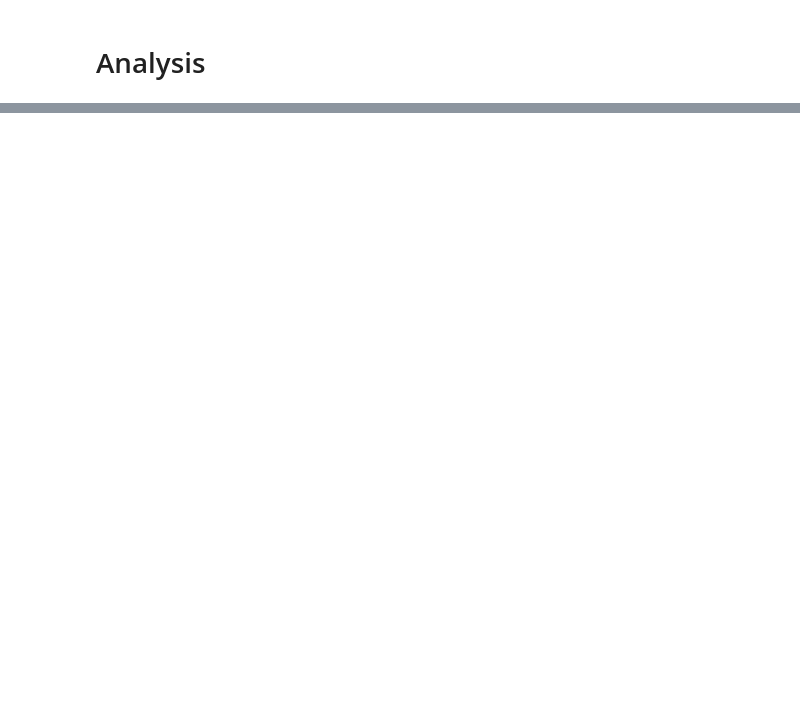
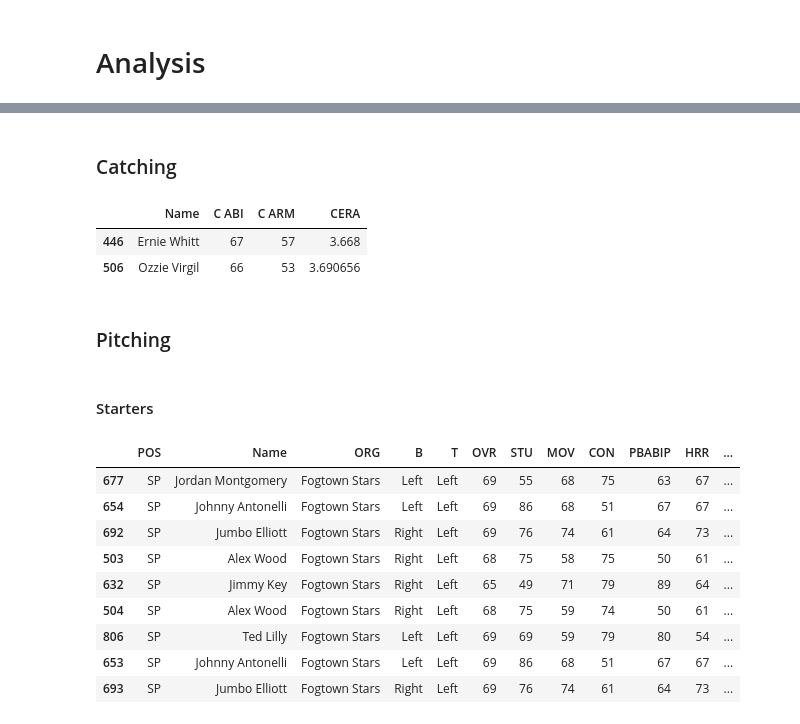
Before and after one commit to AdVarga90/Projects, a Jupyter notebook: OOTP/OOTP24.ipynb, the cells around one changed output, grey strips where cells are left out. Saved outputs shown, nothing was run; the diff lists cells and outputs as text; code cells hidden in the pictures; blank space fills up the shorter version.

```diff
--- a/OOTP/OOTP24.ipynb
+++ b/OOTP/OOTP24.ipynb
@@ -438,0 +348,25 @@ df_team_agg
+# %% [markdown]
+### Catching
+# %%
+df_batters_agg_team[(df_batters_agg_team['ORG'] == 'Fogtown Stars') & (df_batters_agg_team['POS'] == 'C')][['Name','C ABI','C ARM','CERA']].sort_values('CERA', ascending=True)
+# %% [output]
+|  | Name | C ABI | C ARM | CERA |
+| 446 | Ernie Whitt | 67 | 57 | 3.668 |
+| 506 | Ozzie Virgil | 66 | 53 | 3.690656 |
+# %% [markdown]
+### Pitching
+# %% [markdown]
+#### Starters
+# %%
+df_pitchers_agg_team[(df_pitchers_agg_team['ORG'] == 'Fogtown Stars') & (df_pitchers_agg_team['POS'] == 'SP')].sort_values('ERA', ascending=False)
+# %% [output]
+|  | POS | Name | ORG | B | T | OVR | STU | MOV | CON | PBABIP | HRR | ... |
+| 677 | SP | Jordan Montgomery | Fogtown Stars | Left | Left | 69 | 55 | 68 | 75 | 63 | 67 | ... |
+| 654 | SP | Johnny Antonelli | Fogtown Stars | Left | Left | 69 | 86 | 68 | 51 | 67 | 67 | ... |
+| 692 | SP | Jumbo Elliott | Fogtown Stars | Right | Left | 69 | 76 | 74 | 61 | 64 | 73 | ... |
+| 503 | SP | Alex Wood | Fogtown Stars | Right | Left | 68 | 75 | 58 | 75 | 50 | 61 | ... |
+| 632 | SP | Jimmy Key | Fogtown Stars | Right | Left | 65 | 49 | 71 | 79 | 89 | 64 | ... |
+| 504 | SP | Alex Wood | Fogtown Stars | Right | Left | 68 | 75 | 59 | 74 | 50 | 61 | ... |
+| 806 | SP | Ted Lilly | Fogtown Stars | Left | Left | 69 | 69 | 59 | 79 | 80 | 54 | ... |
+| 653 | SP | Johnny Antonelli | Fogtown Stars | Left | Left | 69 | 86 | 68 | 51 | 67 | 67 | ... |
+| 693 | SP | Jumbo Elliott | Fogtown Stars | Right | Left | 69 | 76 | 74 | 61 | 64 | 73 | ... |
```
Also changed, not shown: parts of 27 cells of this notebook.
